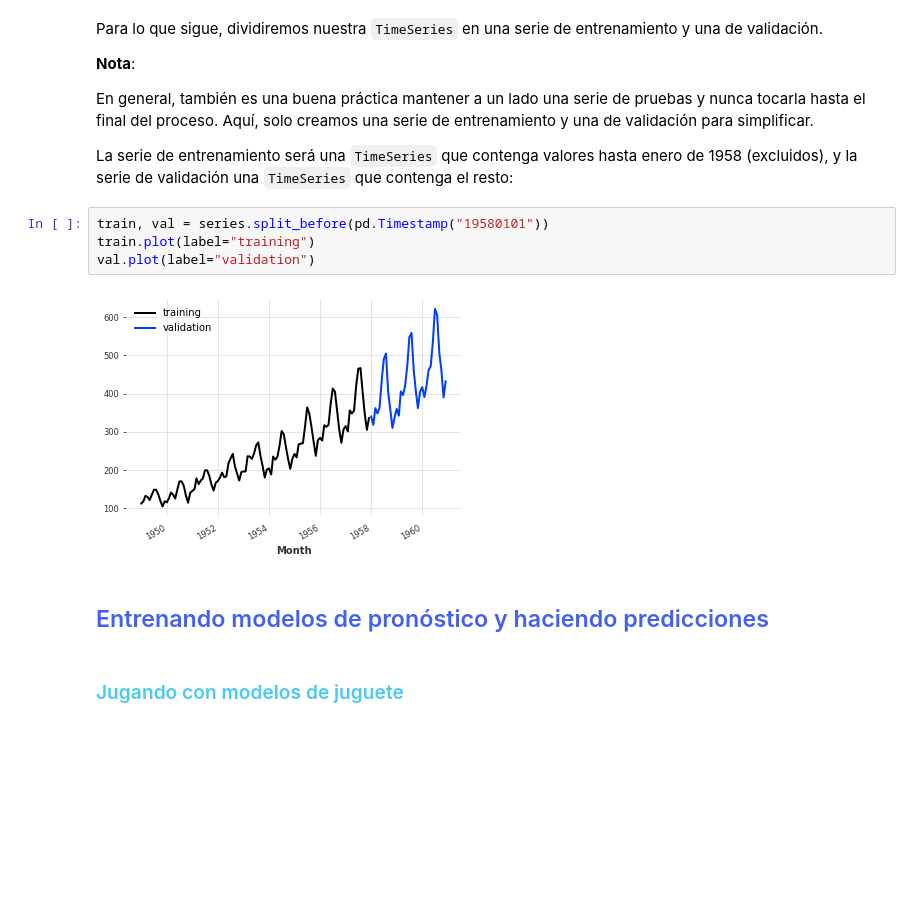
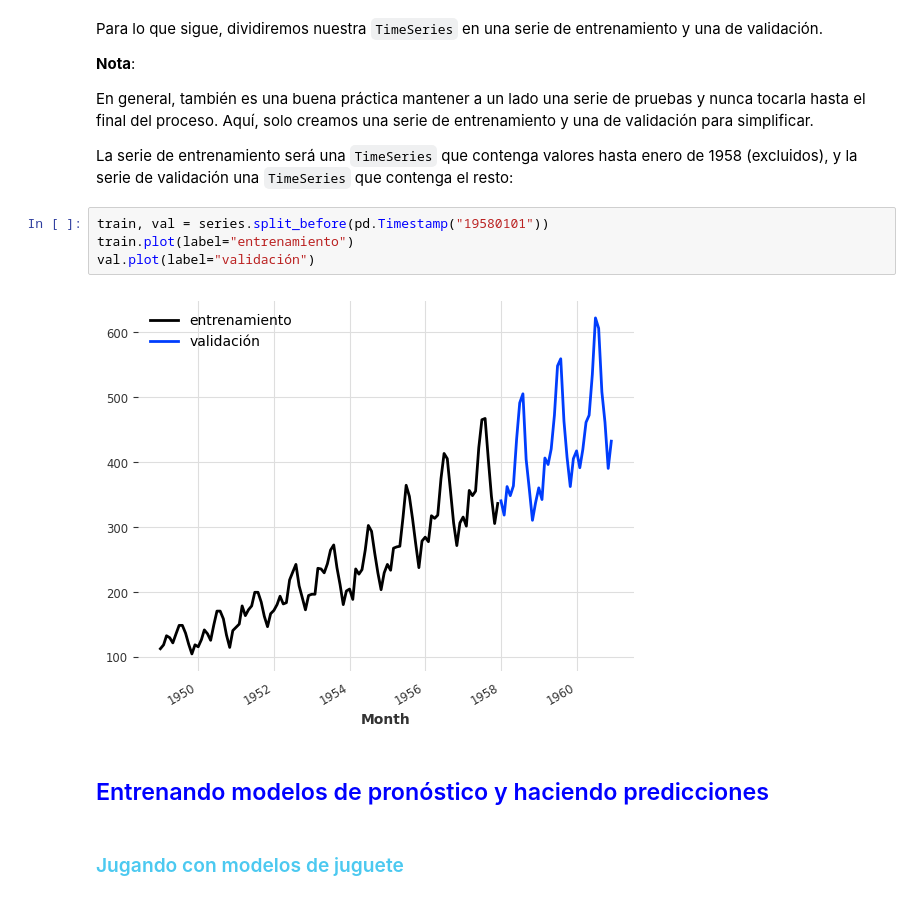
Before and after one commit to AprendizajeProfundo/Diplomado, a Jupyter notebook: Temas/Módulo 06 - Redes recurrentes/Cuadernos/00-Darts_quickstart.ipynb, the cells around one changed output. Drawn from its saved outputs; the diff is of its cells as text; blank space fills up the shorter version.

```diff
--- a/Temas/Módulo 06 - Redes recurrentes/Cuadernos/00-Darts_quickstart.ipynb
+++ b/Temas/Módulo 06 - Redes recurrentes/Cuadernos/00-Darts_quickstart.ipynb
@@ -253,12 +253,12 @@ En general, también es una buena práctica mantener a un lado una serie de prue
 La serie de entrenamiento será una `TimeSeries` que contenga valores hasta enero de 1958 (excluidos), y la serie de validación una `TimeSeries` que contenga el resto:
 # %%
 train, val = series.split_before(pd.Timestamp("19580101"))
-train.plot(label="training")
-val.plot(label="validation")
+train.plot(label="entrenamiento")
+val.plot(label="validación")
 # %% [output]
-[figure, old version]
+[figure, new version]
 # %% [markdown]
-## <span style="color:#4361EE">Entrenando modelos de pronóstico y haciendo predicciones</span>
+## <span style="color:blue">Entrenando modelos de pronóstico y haciendo predicciones</span>
 # %% [markdown]
 ### <span style="color:#4CC9F0">Jugando con modelos de juguete</span>
 # %% [markdown]
```
Also changed, not shown: parts of 57 cells of this notebook.
